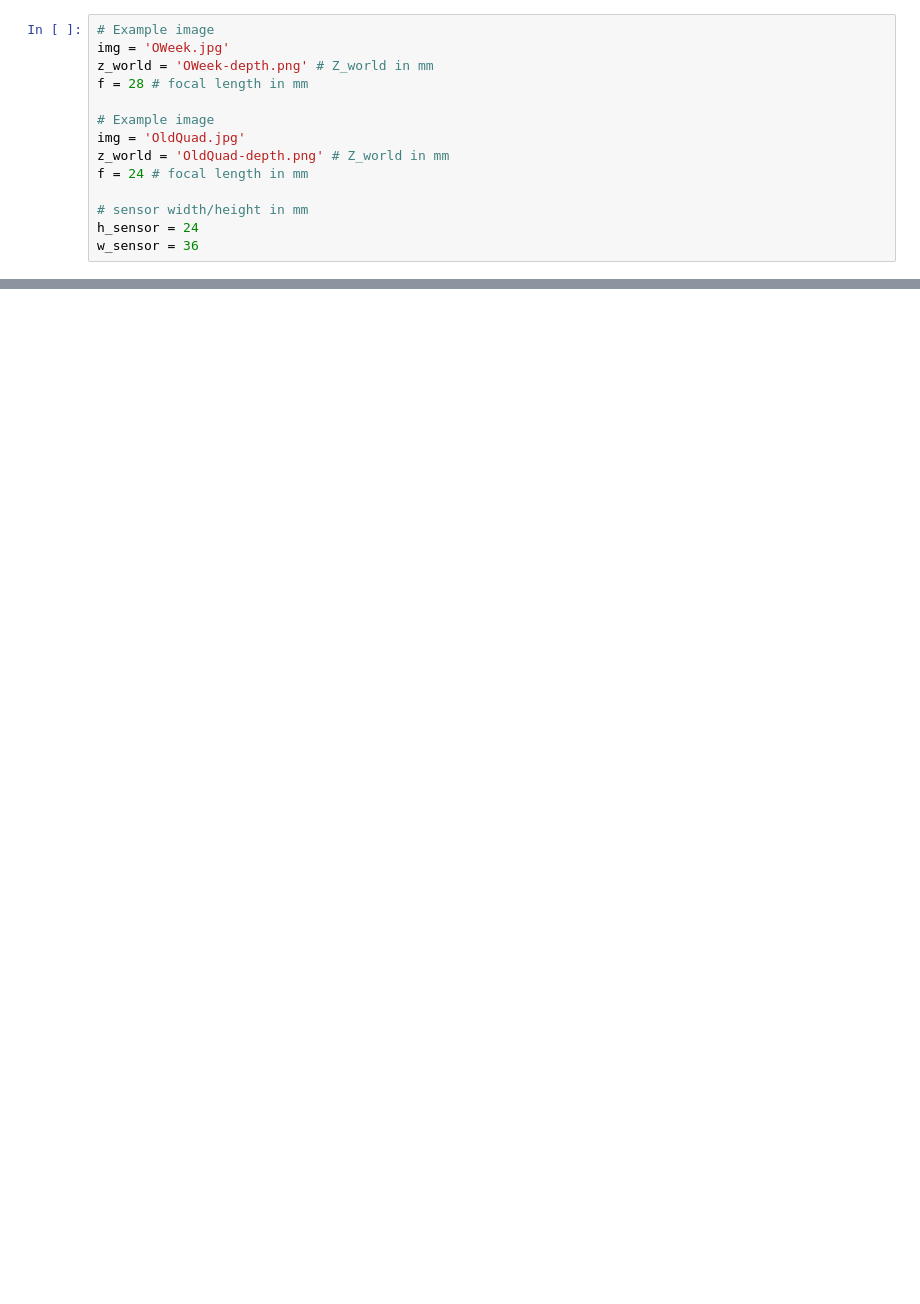
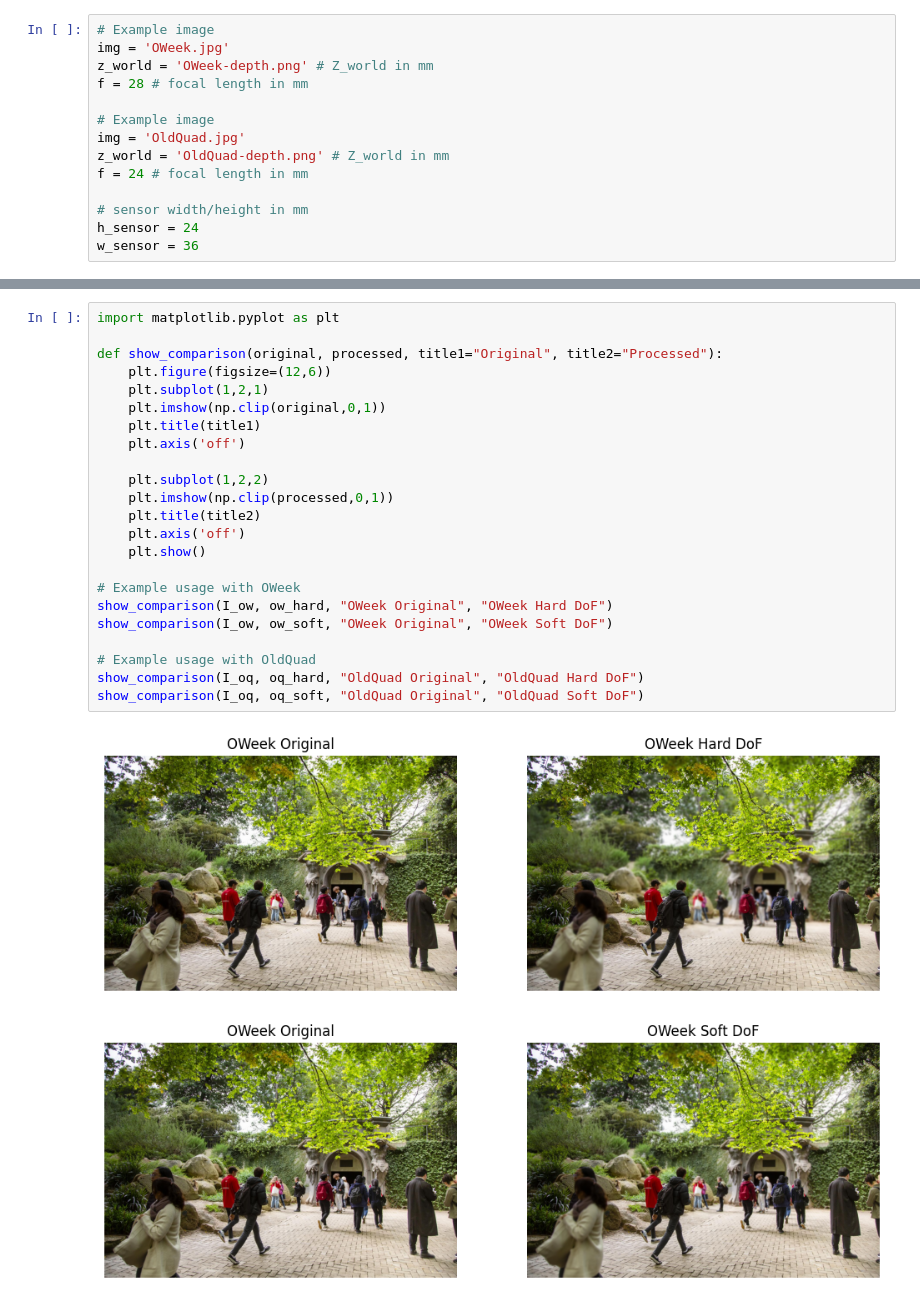
Before and after one commit to 1uoyuuu/COMP90086-CV, a Jupyter notebook: a1/COMP90086_asst1_2025.ipynb, the cells around one changed output, grey strips where cells are left out. Cells and saved outputs as stored; diff of their text form; blank space fills up the shorter version.

```diff
--- a/a1/COMP90086_asst1_2025.ipynb
+++ b/a1/COMP90086_asst1_2025.ipynb
@@ -73,0 +467,26 @@ w_sensor = 36
+# %%
+import matplotlib.pyplot as plt
+
+def show_comparison(original, processed, title1="Original", title2="Processed"):
+    plt.figure(figsize=(12,6))
+    plt.subplot(1,2,1)
+    plt.imshow(np.clip(original,0,1))
+    plt.title(title1)
+    plt.axis('off')
+
+    plt.subplot(1,2,2)
+    plt.imshow(np.clip(processed,0,1))
+    plt.title(title2)
+    plt.axis('off')
+    plt.show()
+
+# Example usage with OWeek
+show_comparison(I_ow, ow_hard, "OWeek Original", "OWeek Hard DoF")
+show_comparison(I_ow, ow_soft, "OWeek Original", "OWeek Soft DoF")
+
+# Example usage with OldQuad
+show_comparison(I_oq, oq_hard, "OldQuad Original", "OldQuad Hard DoF")
+show_comparison(I_oq, oq_soft, "OldQuad Original", "OldQuad Soft DoF")
+# %% [output]
+[figure, added]
+[figure, added]
```
Also changed, not shown: parts of 6 cells of this notebook.
